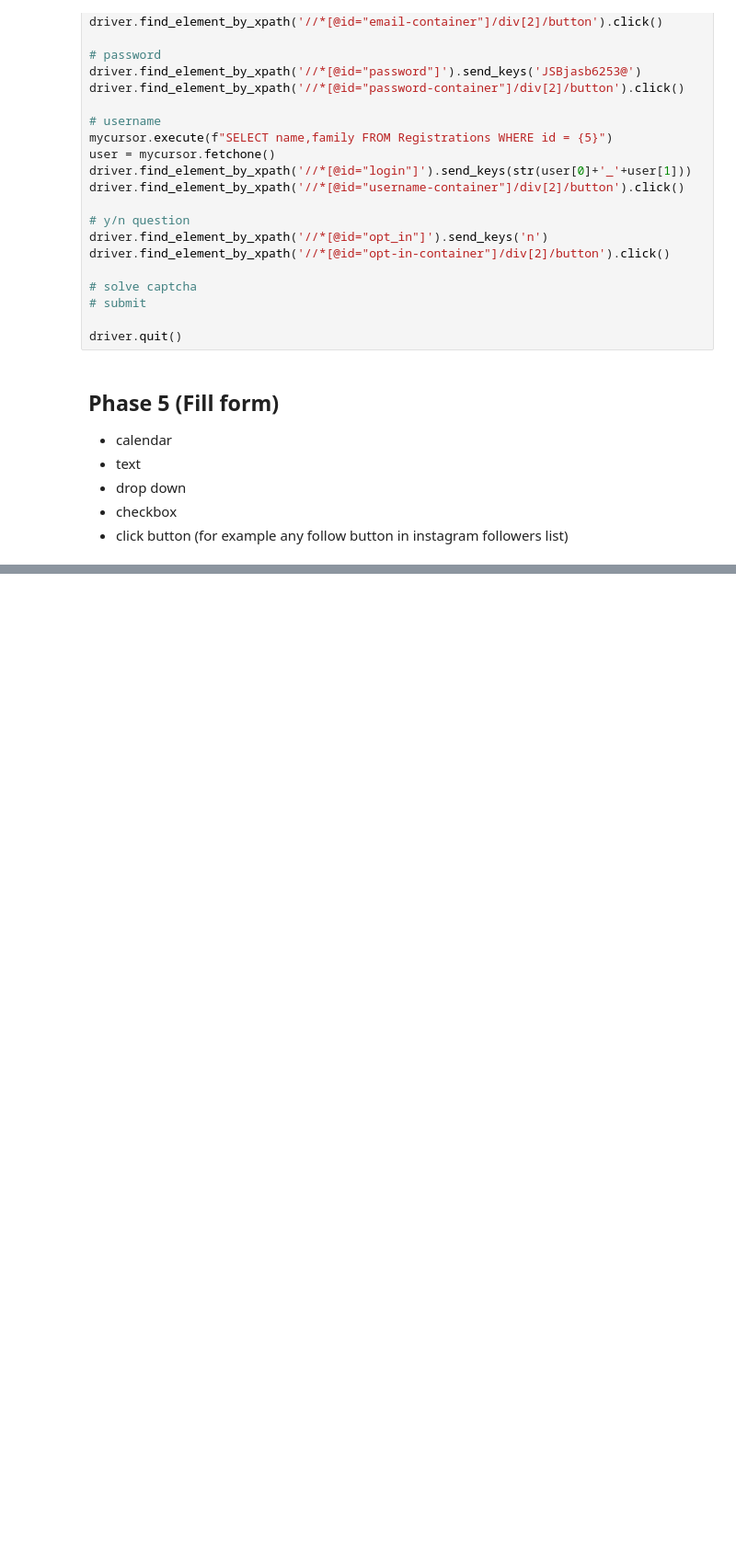
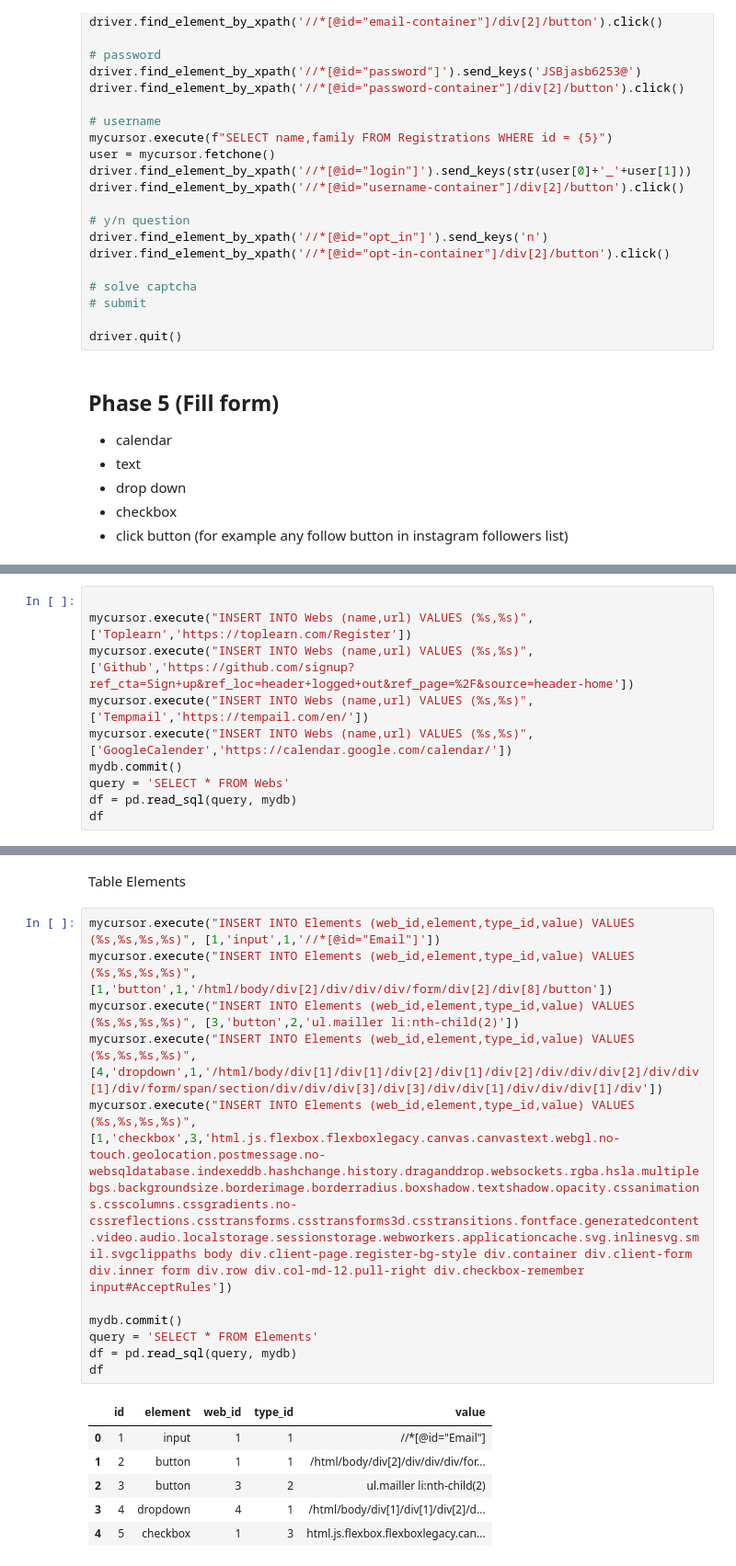
Before and after one commit to ngnma/Databas-Labratory, a Jupyter notebook: Untitled-1.ipynb, the cells around one changed output, grey strips where cells are left out. Shown: that part at 92% size. Cells and saved outputs as stored; diff of their text form; blank space fills up the shorter version.

```diff
--- a/Untitled-1.ipynb
+++ b/Untitled-1.ipynb
@@ -530,0 +557,10 @@ driver.quit()
+# %%
+
+mycursor.execute("INSERT INTO Webs (name,url) VALUES (%s,%s)", ['Toplearn','https://toplearn.com/Register'])
+mycursor.execute("INSERT INTO Webs (name,url) VALUES (%s,%s)", ['Github','https://github.com/signup?ref_cta=Sign+up&ref_loc=header+logged+out&ref_page=%2F&source=header-home'])
+mycursor.execute("INSERT INTO Webs (name,url) VALUES (%s,%s)", ['Tempmail','https://tempail.com/en/'])
+mycursor.execute("INSERT INTO Webs (name,url) VALUES (%s,%s)", ['GoogleCalender','https://calendar.google.com/calendar/'])
+mydb.commit()
+query = 'SELECT * FROM Webs'
+df = pd.read_sql(query, mydb)
+df
@@ -530,0 +573,20 @@ driver.quit()
+# %% [markdown]
+Table Elements
+# %%
+mycursor.execute("INSERT INTO Elements (web_id,element,type_id,value) VALUES (%s,%s,%s,%s)", [1,'input',1,'//*[@id="Email"]'])
+mycursor.execute("INSERT INTO Elements (web_id,element,type_id,value) VALUES (%s,%s,%s,%s)", [1,'button',1,'/html/body/div[2]/div/div/div/form/div[2]/div[8]/button'])
+mycursor.execute("INSERT INTO Elements (web_id,element,type_id,value) VALUES (%s,%s,%s,%s)", [3,'button',2,'ul.mailler li:nth-child(2)'])
+mycursor.execute("INSERT INTO Elements (web_id,element,type_id,value) VALUES (%s,%s,%s,%s)", [4,'dropdown',1,'/html/body/div[1]/div[1]/div[2]/div[1]/div[2]/div/div/div[2]/div/div[1]/div/form/span/section/div/div/div[3]/div[3]/div/div[1]/div/div/div[1]/div'])
+mycursor.execute("INSERT INTO Elements (web_id,element,type_id,value) VALUES (%s,%s,%s,%s)", [1,'checkbox',3,'html.js.flexbox.flexboxlegacy.canvas.canvastext.webgl.no-touch.geolocation.postmessage.no-websqldatabase.indexeddb.hashchange.history.draganddrop.websockets.rgba.hsla.multiplebgs.backgroundsize.borderimage.borderradius.boxshadow.textshadow.opacity.cssanimations.csscolumns.cssgradients.no-cssreflections.csstransforms.csstransforms3d.csstransitions.fontface.generatedcontent.video.audio.localstorage.sessionstorage.webworkers.applicationcache.svg.inlinesvg.smil.svgclippaths body div.client-page.register-bg-style div.container div.client-form div.inner form div.row div.col-md-12.pull-right div.checkbox-remember input#AcceptRules'])
+
+mydb.commit()
+query = 'SELECT * FROM Elements'
+df = pd.read_sql(query, mydb)
+df
+# %% [output]
+|  | id | element | web_id | type_id | value |
+| 0 | 1 | input | 1 | 1 | //*[@id="Email"] |
+| 1 | 2 | button | 1 | 1 | /html/body/div[2]/div/div/div/for... |
+| 2 | 3 | button | 3 | 2 | ul.mailler li:nth-child(2) |
+| 3 | 4 | dropdown | 4 | 1 | /html/body/div[1]/div[1]/div[2]/d... |
+| 4 | 5 | checkbox | 1 | 3 | html.js.flexbox.flexboxlegacy.can... |
```
Also changed, not shown: parts of 11 cells of this notebook, 1 other file.
